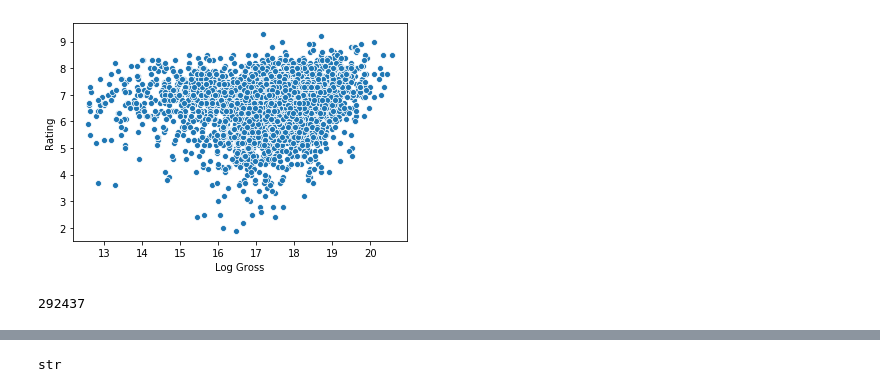
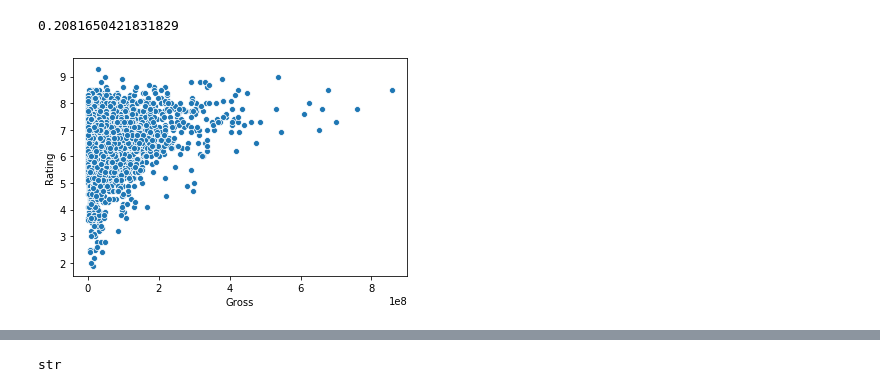
Before and after one commit to CaryMosley/Mod1Project, a Jupyter notebook: DataAnalysis.ipynb, the cells around one changed output, grey strips where cells are left out. Cells and saved outputs as stored; diff of their text form; code cells hidden in the pictures.

```diff
--- a/DataAnalysis.ipynb
+++ b/DataAnalysis.ipynb
@@ -50,12 +45,8 @@ df['Budget'] = df['Budget']*1000000
 df['Log Budget']= np.log(df['Budget'])
 rating = df['Rating']
 # %%
-ax = sns.scatterplot(x = 'Log Gross',y = 'Rating', data = df)
+ax = sns.scatterplot(x = 'Gross',y = 'Rating', data = df)
+df['Gross'].corr(df['Rating'])
 # %% [output]
+0.2081650421831829
-[figure, old version]
+[figure, new version]
-# %%
-df['Budget'].mean()
-df['Budget'].min()
-df['Gross'].min()
-# %% [output]
-292437
```
Also changed, not shown: parts of 35 cells of this notebook.
